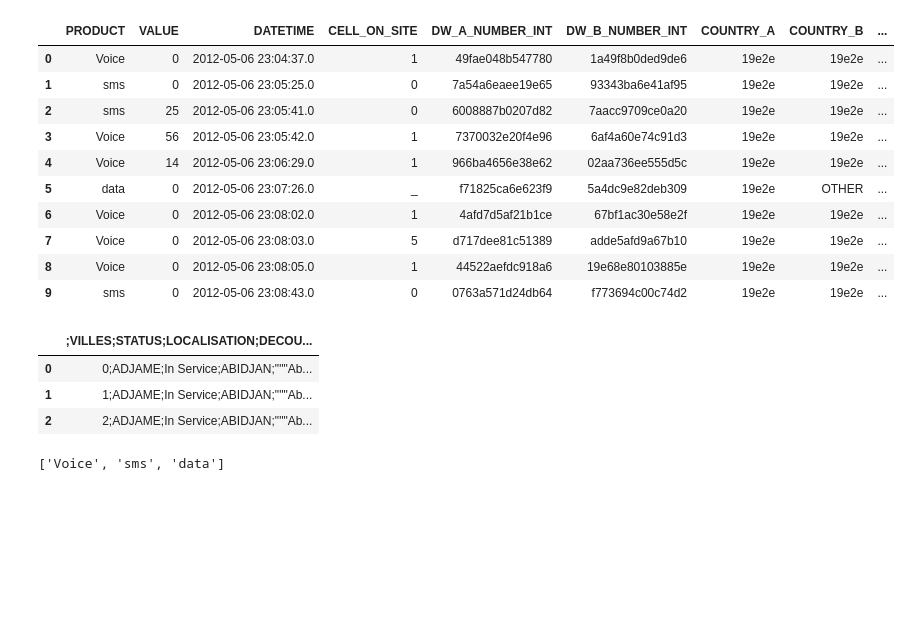
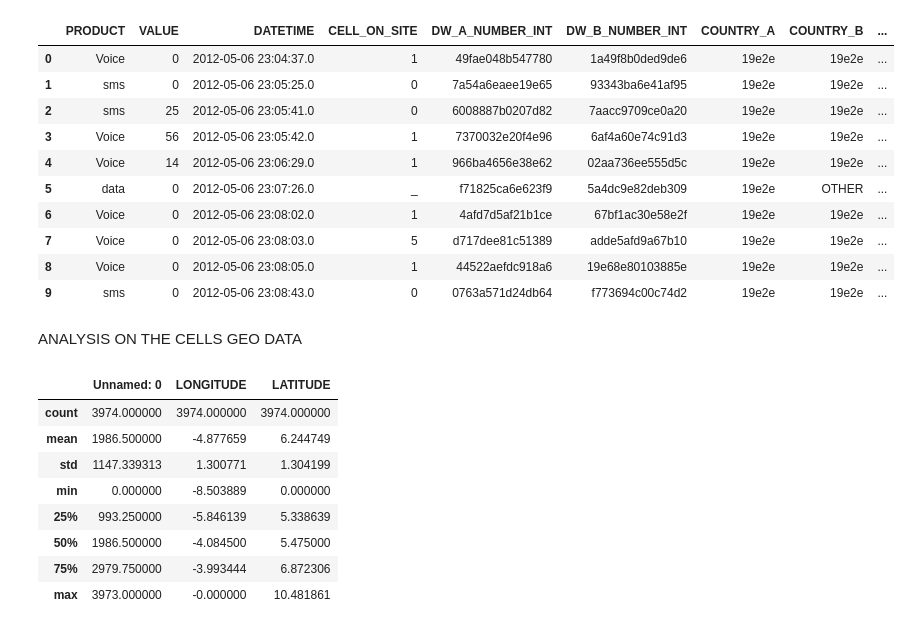
Before and after one commit to endubi/Week3-IP, a Jupyter notebook: Moringa_Data_Science_Prep_W3_Independent_Project_2021_11_Emmanuel_Ndubi_Python.ipynb, the cells around one changed output. Drawn from its saved outputs; the diff is of its cells as text; code cells hidden in the pictures; blank space fills up the shorter version.

```diff
--- a/Moringa_Data_Science_Prep_W3_Independent_Project_2021_11_Emmanuel_Ndubi_Python.ipynb
+++ b/Moringa_Data_Science_Prep_W3_Independent_Project_2021_11_Emmanuel_Ndubi_Python.ipynb
@@ -122,17 +108,19 @@ tm_merge.head(10)
 | 7 | Voice | 0 | 2012-05-06 23:08:03.0 | 5 | d717dee81c51389 | adde5afd9a67b10 | 19e2e | 19e2e | ... |
 | 8 | Voice | 0 | 2012-05-06 23:08:05.0 | 1 | 44522aefdc918a6 | 19e68e80103885e | 19e2e | 19e2e | ... |
 | 9 | sms | 0 | 2012-05-06 23:08:43.0 | 0 | 0763a571d24db64 | f773694c00c74d2 | 19e2e | 19e2e | ... |
-# %%
-# Previewing the cells_geo dataset, it needs to be cleaned whereby every variable will be on its own column.
-cells_geo.head(3)
-# %% [output]
-|  | ;VILLES;STATUS;LOCALISATION;DECOU... |
-| 0 | 0;ADJAME;In Service;ABIDJAN;"""Ab... |
-| 1 | 1;ADJAME;In Service;ABIDJAN;"""Ab... |
-| 2 | 2;ADJAME;In Service;ABIDJAN;"""Ab... |
-# %%
-# Starting Analysis
-tm_merge['PRODUCT']
-list(tm_merge['PRODUCT'].unique())
-# %% [output]
-['Voice', 'sms', 'data']
+# %% [markdown]
+ANALYSIS ON THE CELLS GEO DATA
+# %%
+# Starting Analysis on Cells Geo Data
+# Checking structure of the data
+cells_geo.describe()
+# %% [output]
+|  | Unnamed: 0 | LONGITUDE | LATITUDE |
+| count | 3974.000000 | 3974.000000 | 3974.000000 |
+| mean | 1986.500000 | -4.877659 | 6.244749 |
+| std | 1147.339313 | 1.300771 | 1.304199 |
+| min | 0.000000 | -8.503889 | 0.000000 |
+| 25% | 993.250000 | -5.846139 | 5.338639 |
+| 50% | 1986.500000 | -4.084500 | 5.475000 |
+| 75% | 2979.750000 | -3.993444 | 6.872306 |
+| max | 3973.000000 | -0.000000 | 10.481861 |
```
Also changed, not shown: parts of 10 cells of this notebook.
